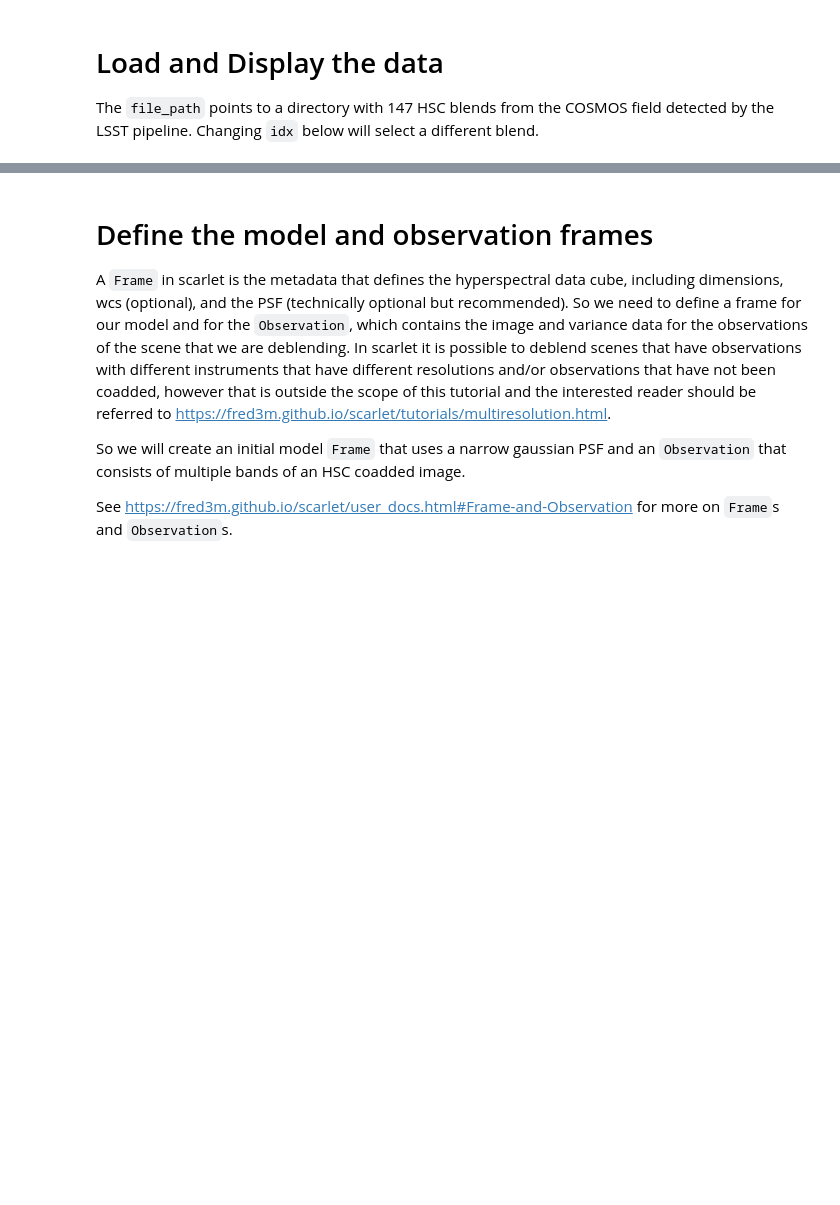
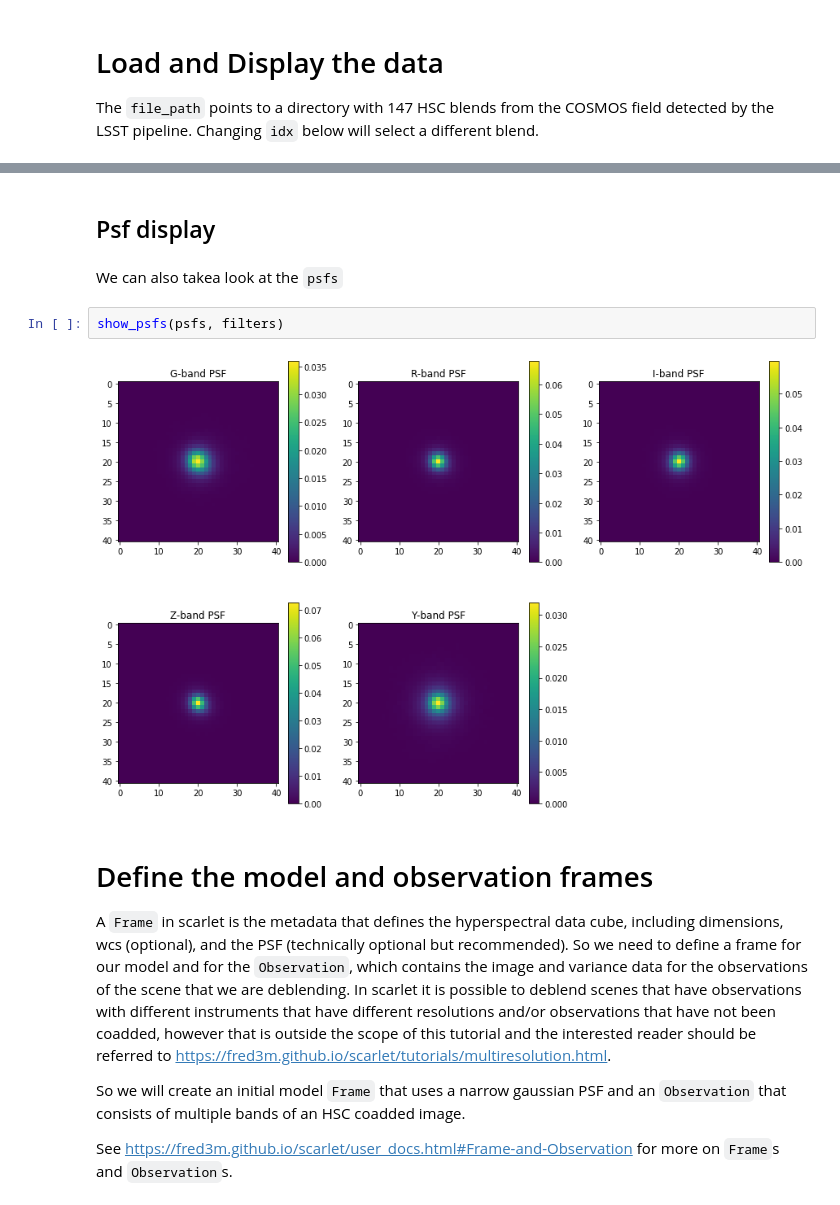
Before and after one commit to LSSTScienceCollaborations/StackClub, a Jupyter notebook: Deblending/scarlet_tutorial.ipynb, the cells around one changed output, grey strips where cells are left out. Drawn from its saved outputs; the diff is of its cells as text; blank space fills up the shorter version.

```diff
--- a/Deblending/scarlet_tutorial.ipynb
+++ b/Deblending/scarlet_tutorial.ipynb
@@ -230,3 +120,11 @@ plt.show()
+# %% [markdown]
+## Psf display
+# %% [markdown]
+We can also takea  look at the `psfs`
+# %%
+show_psfs(psfs, filters)
+# %% [output]
+[figure, added]
 # %% [markdown]
 # Define the model and observation frames
 
```
Also changed, not shown: parts of 17 cells of this notebook.
